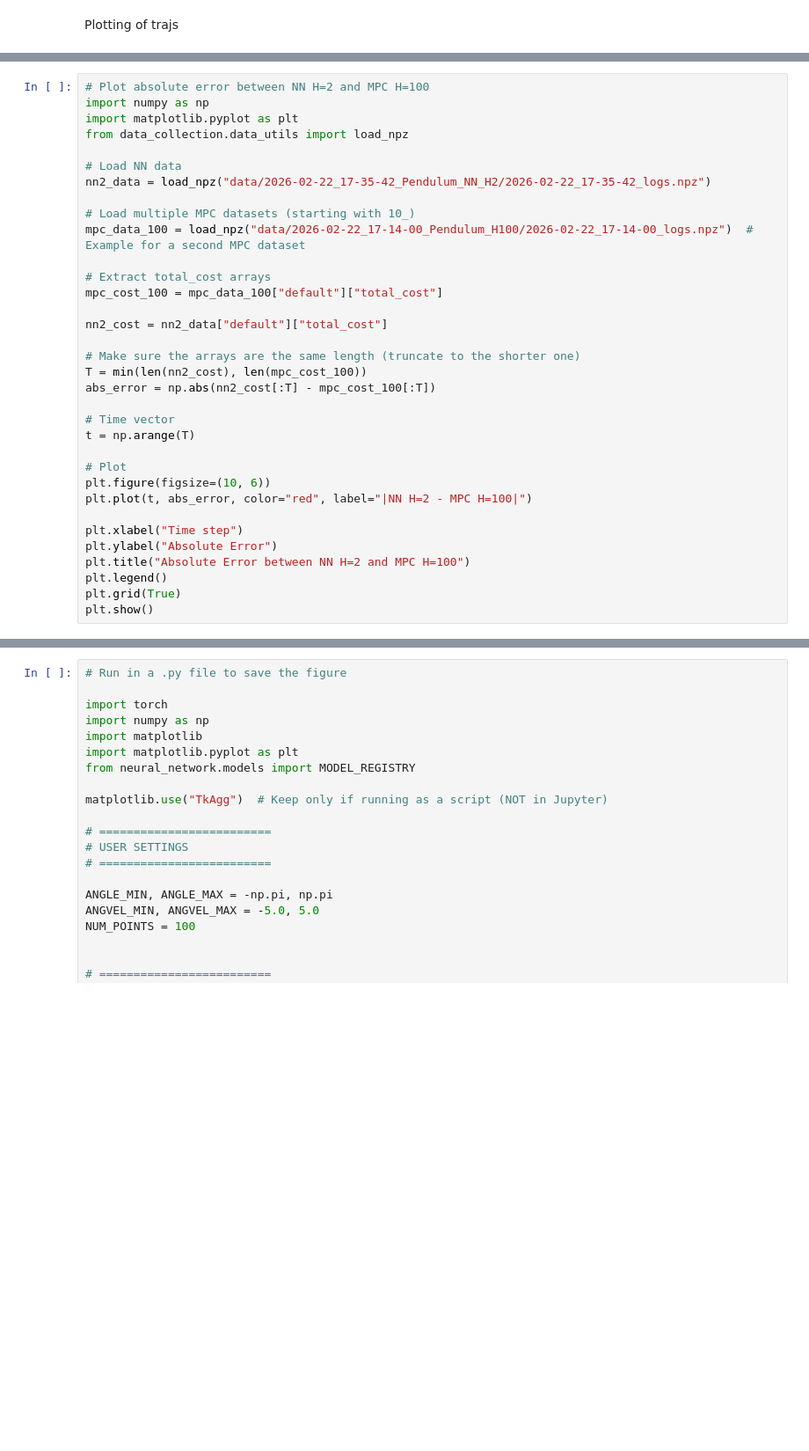
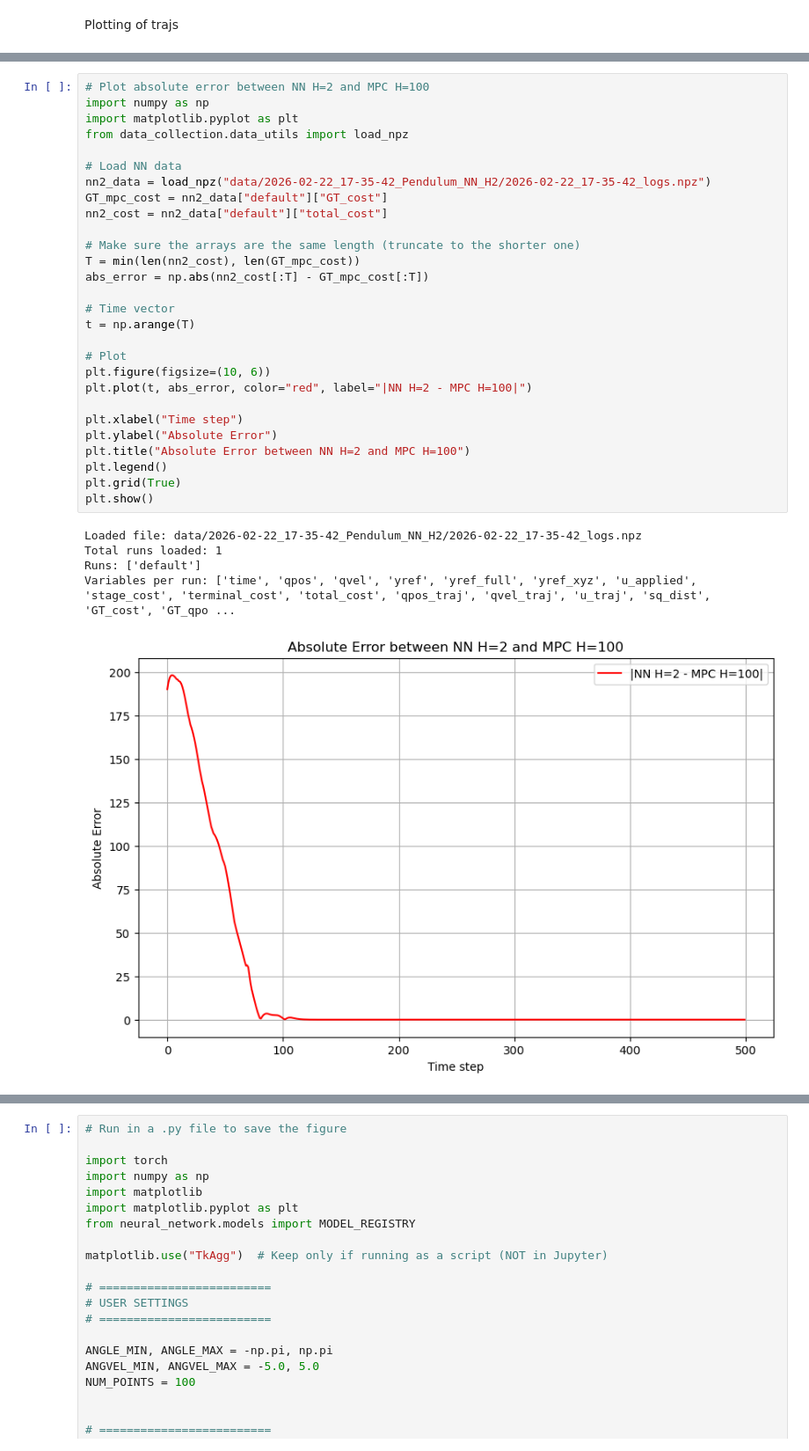
Before and after one commit to Nicosoh/mpc_MuJoCo, a Jupyter notebook: jupyter_notebooks/pendulum_post_processing.ipynb, the cells around one changed output, grey strips where cells are left out. Shown at 88% size. Cells and saved outputs as stored; diff of their text form; blank space fills up the shorter version.

```diff
--- a/jupyter_notebooks/pendulum_post_processing.ipynb
+++ b/jupyter_notebooks/pendulum_post_processing.ipynb
@@ -197,34 +283,34 @@ plt.show()
 # %%
 # Plot absolute error between NN H=2 and MPC H=100
 import numpy as np
 import matplotlib.pyplot as plt
 from data_collection.data_utils import load_npz
 
 # Load NN data
 nn2_data = load_npz("data/2026-02-22_17-35-42_Pendulum_NN_H2/2026-02-22_17-35-42_logs.npz")
-
-# Load multiple MPC datasets (starting with 10_)
-mpc_data_100 = load_npz("data/2026-02-22_17-14-00_Pendulum_H100/2026-02-22_17-14-00_logs.npz")  # Example for a second MPC dataset
-
-# Extract total_cost arrays
-mpc_cost_100 = mpc_data_100["default"]["total_cost"]
-
+GT_mpc_cost = nn2_data["default"]["GT_cost"]
 nn2_cost = nn2_data["default"]["total_cost"]
 
 # Make sure the arrays are the same length (truncate to the shorter one)
-T = min(len(nn2_cost), len(mpc_cost_100))
-abs_error = np.abs(nn2_cost[:T] - mpc_cost_100[:T])
+T = min(len(nn2_cost), len(GT_mpc_cost))
+abs_error = np.abs(nn2_cost[:T] - GT_mpc_cost[:T])
 
 # Time vector
 t = np.arange(T)
 
 # Plot
 plt.figure(figsize=(10, 6))
 plt.plot(t, abs_error, color="red", label="|NN H=2 - MPC H=100|")
 
 plt.xlabel("Time step")
 plt.ylabel("Absolute Error")
 plt.title("Absolute Error between NN H=2 and MPC H=100")
 plt.legend()
 plt.grid(True)
 plt.show()
+# %% [output]
+Loaded file: data/2026-02-22_17-35-42_Pendulum_NN_H2/2026-02-22_17-35-42_logs.npz
+Total runs loaded: 1
+Runs: ['default']
+Variables per run: ['time', 'qpos', 'qvel', 'yref', 'yref_full', 'yref_xyz', 'u_applied', 'stage_cost', 'terminal_cost', 'total_cost', 'qpos_traj', 'qvel_traj', 'u_traj', 'sq_dist', 'GT_cost', 'GT_qpo ...
+[figure, added]
```
Also changed, not shown: parts of 4 cells of this notebook, 7 other files.
